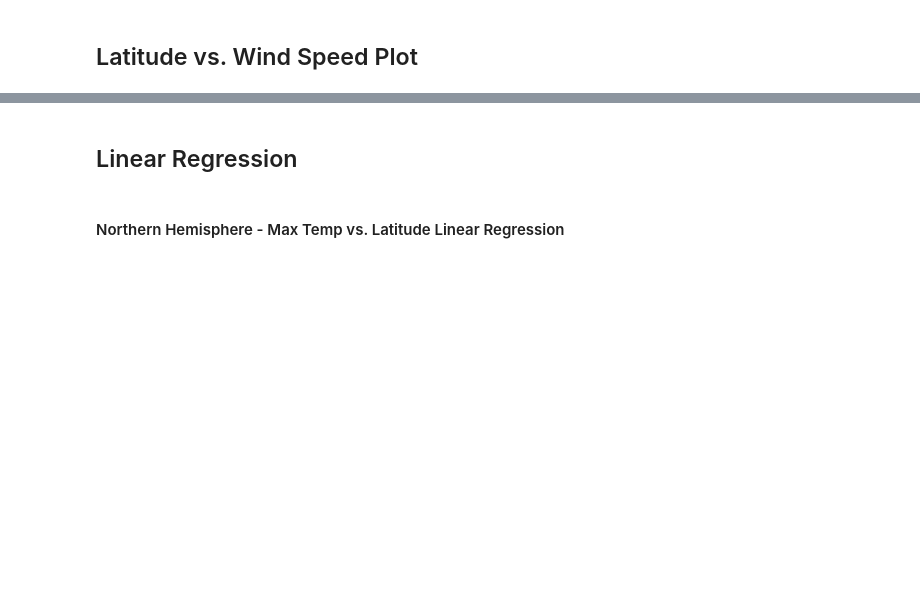
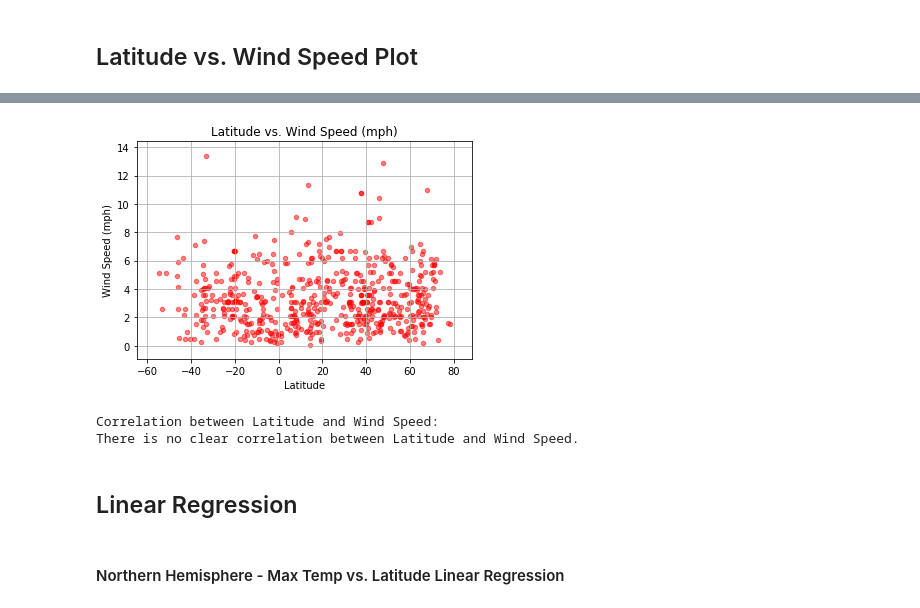
Before and after one commit to M-Agami/Api-challenge, a Jupyter notebook: starter_code/WeatherPy.ipynb, the cells around one changed output, grey strips where cells are left out. Saved outputs shown, nothing was run; the diff lists cells and outputs as text; code cells hidden in the pictures; blank space fills up the shorter version.

```diff
--- a/starter_code/WeatherPy.ipynb
+++ b/starter_code/WeatherPy.ipynb
@@ -217,2 +249,19 @@ clean_city_data.to_csv("../output_data/cities.csv")
+# %%
+atitude=weather_df.loc[:,"Latitude"]
+wind=weather_df.loc[:,"Wind Speed (mph)"]
+latitude_wind=(pd.DataFrame({"Latitude":latitude,"Wind Speed (mph)":wind}))
+latitude_wind.plot(kind="scatter",x="Latitude", y="Wind Speed (mph)", c="r", alpha=0.5)
+plt.title("Latitude vs. Wind Speed (mph)")
+plt.xlim(min(clean_city_data["Latitude"])-10,max(clean_city_data["Latitude"])+10)
+plt.ylim(min(clean_city_data["Wind Speed (mph)"])-1,max(clean_city_data["Wind Speed (mph)"])+1)
+plt.grid()
+plt.savefig("../output_data/Fig4.png")
+plt.show()
+
+print("Correlation between Latitude and Wind Speed: \nThere is no clear correlation between Latitude and Wind Speed.")
+# %% [output]
+[figure, added]
+Correlation between Latitude and Wind Speed:
+There is no clear correlation between Latitude and Wind Speed.
 # %% [markdown]
 ## Linear Regression
```
Also changed, not shown: parts of 29 cells of this notebook.
